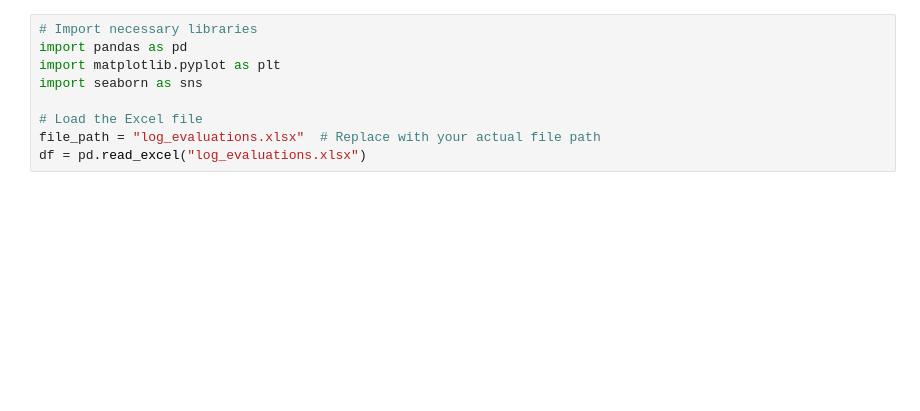
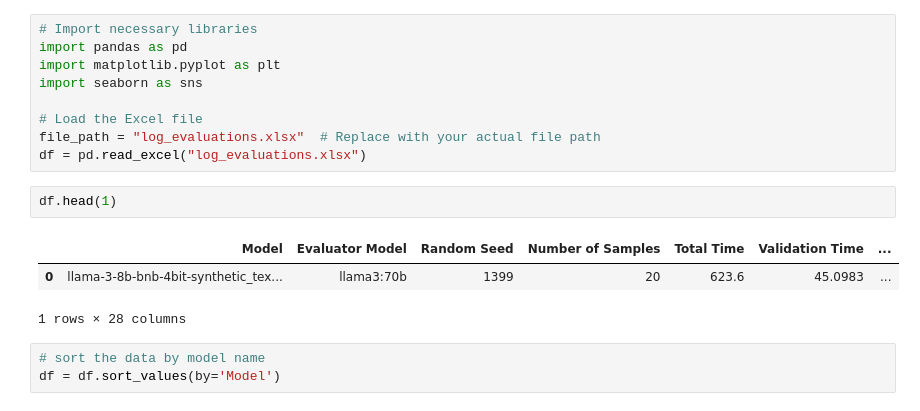
Before and after one commit to felixdsml/llm, a Jupyter notebook: logging/datasciencystuff/logging.ipynb, the cells around one changed output. Drawn from its saved outputs; the diff is of its cells as text; blank space fills up the shorter version.

```diff
--- a/logging/datasciencystuff/logging.ipynb
+++ b/logging/datasciencystuff/logging.ipynb
@@ -7,3 +7,12 @@ import seaborn as sns
 # Load the Excel file
 file_path = "log_evaluations.xlsx"  # Replace with your actual file path
 df = pd.read_excel("log_evaluations.xlsx")
+# %%
+df.head(1)
+# %% [output]
+|  | Model | Evaluator Model | Random Seed | Number of Samples | Total Time | Validation Time | ... |
+| 0 | llama-3-8b-bnb-4bit-synthetic_tex... | llama3:70b | 1399 | 20 | 623.6 | 45.0983 | ... |
+1 rows × 28 columns
+# %%
+# sort the data by model name
+df = df.sort_values(by='Model')
```
Also changed, not shown: parts of 3 cells of this notebook, 2 other files.
